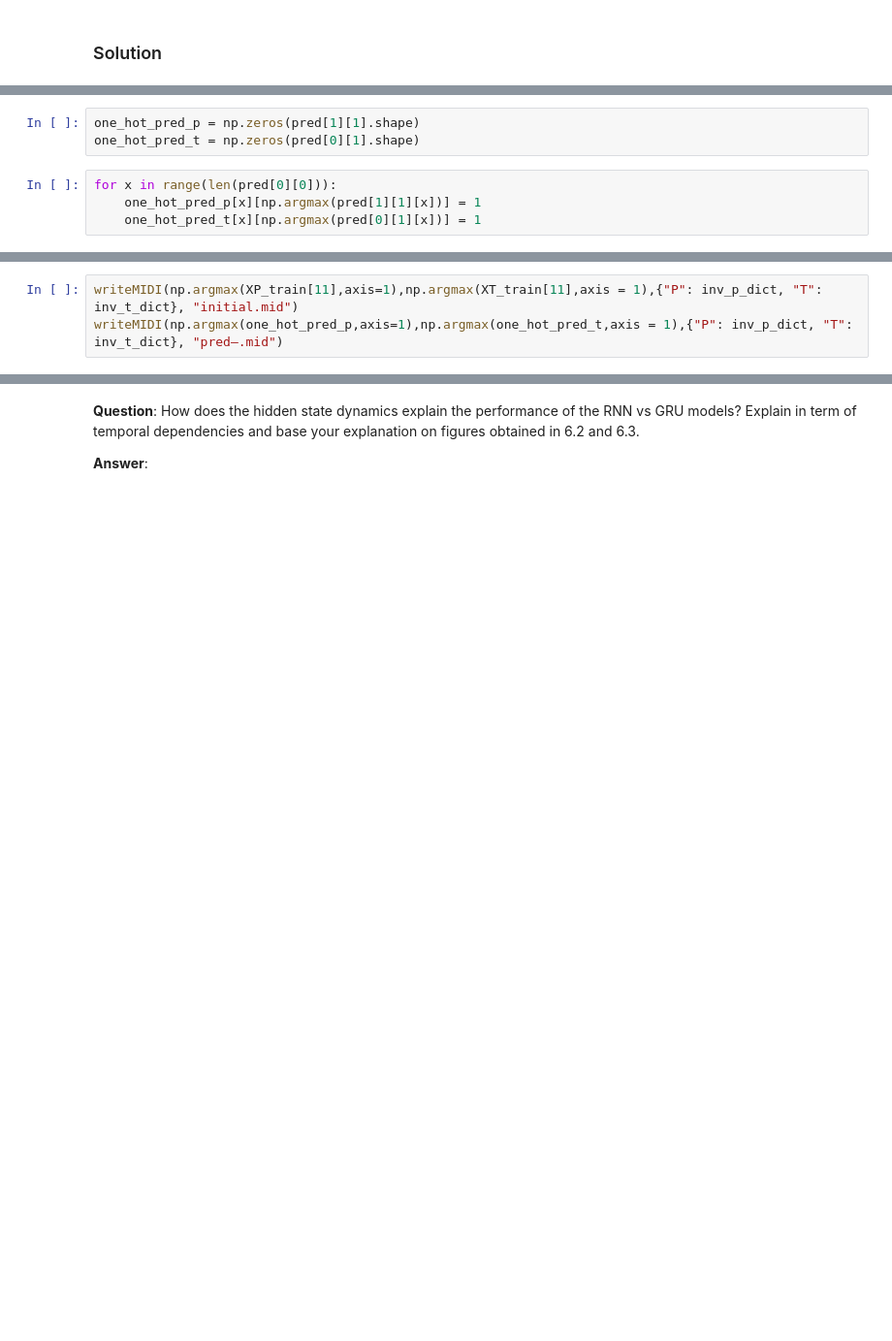
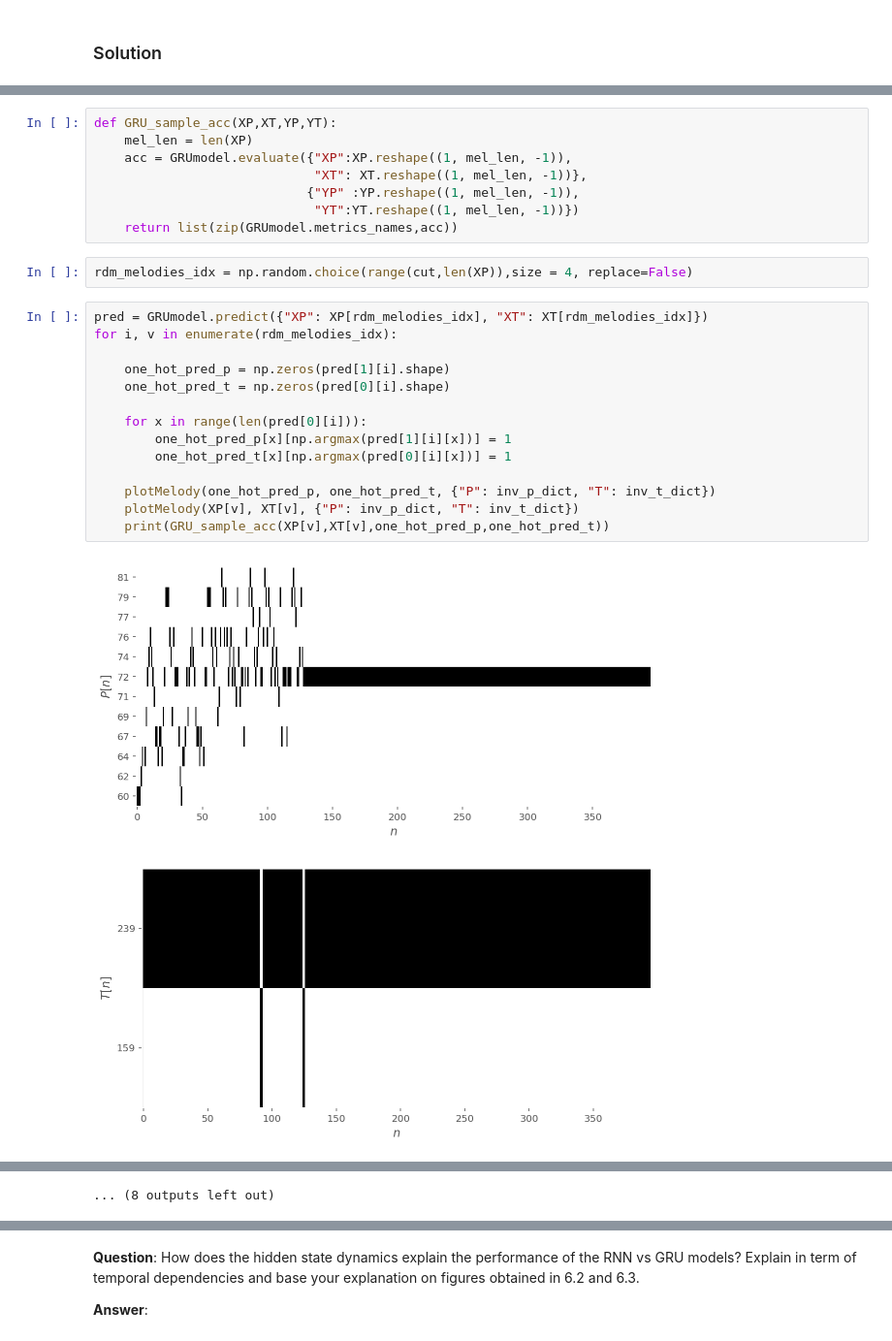
Before and after one commit to lggoch/ANN, a Jupyter notebook: miniproject2/lucas_miniproject2.ipynb, the cells around one changed output, grey strips where cells are left out. Shown at 97% size. Cells and saved outputs as stored; diff of their text form; blank space fills up the shorter version.

```diff
--- a/miniproject2/lucas_miniproject2.ipynb
+++ b/miniproject2/lucas_miniproject2.ipynb
@@ -818,7 +745,0 @@ pred = GRUmodel.predict({"XP": XP_train[10:14], "XT": XT_train[10:14]})
-# %%
-one_hot_pred_p = np.zeros(pred[1][1].shape)
-one_hot_pred_t = np.zeros(pred[0][1].shape)
-# %%
-for x in range(len(pred[0][0])):
-    one_hot_pred_p[x][np.argmax(pred[1][1][x])] = 1
-    one_hot_pred_t[x][np.argmax(pred[0][1][x])] = 1
@@ -833,3 +746,27 @@ plotMelody(XP_train[11], XT_train[11], {"P": inv_p_dict, "T": inv_t_dict})
-# %%
-writeMIDI(np.argmax(XP_train[11],axis=1),np.argmax(XT_train[11],axis = 1),{"P": inv_p_dict, "T": inv_t_dict}, "initial.mid")
-writeMIDI(np.argmax(one_hot_pred_p,axis=1),np.argmax(one_hot_pred_t,axis = 1),{"P": inv_p_dict, "T": inv_t_dict}, "pred–.mid")
+# %%
+def GRU_sample_acc(XP,XT,YP,YT):
+    mel_len = len(XP)
+    acc = GRUmodel.evaluate({"XP":XP.reshape((1, mel_len, -1)),
+                             "XT": XT.reshape((1, mel_len, -1))},
+                            {"YP" :YP.reshape((1, mel_len, -1)),
+                             "YT":YT.reshape((1, mel_len, -1))})
+    return list(zip(GRUmodel.metrics_names,acc))
+# %%
+rdm_melodies_idx = np.random.choice(range(cut,len(XP)),size = 4, replace=False)
+# %%
+pred = GRUmodel.predict({"XP": XP[rdm_melodies_idx], "XT": XT[rdm_melodies_idx]})
+for i, v in enumerate(rdm_melodies_idx):
+
+    one_hot_pred_p = np.zeros(pred[1][i].shape)
+    one_hot_pred_t = np.zeros(pred[0][i].shape)
+
+    for x in range(len(pred[0][i])):
+        one_hot_pred_p[x][np.argmax(pred[1][i][x])] = 1
+        one_hot_pred_t[x][np.argmax(pred[0][i][x])] = 1
+
+    plotMelody(one_hot_pred_p, one_hot_pred_t, {"P": inv_p_dict, "T": inv_t_dict})
+    plotMelody(XP[v], XT[v], {"P": inv_p_dict, "T": inv_t_dict})
+    print(GRU_sample_acc(XP[v],XT[v],one_hot_pred_p,one_hot_pred_t))
+# %% [output]
+[figure, added]
+[figure, added]
@@ -835,0 +785 @@ writeMIDI(np.argmax(one_hot_pred_p,axis=1),np.argmax(one_hot_pred_t,axis = 1),{"
+... (8 outputs left out)
```
Also changed, not shown: parts of 33 cells of this notebook.
